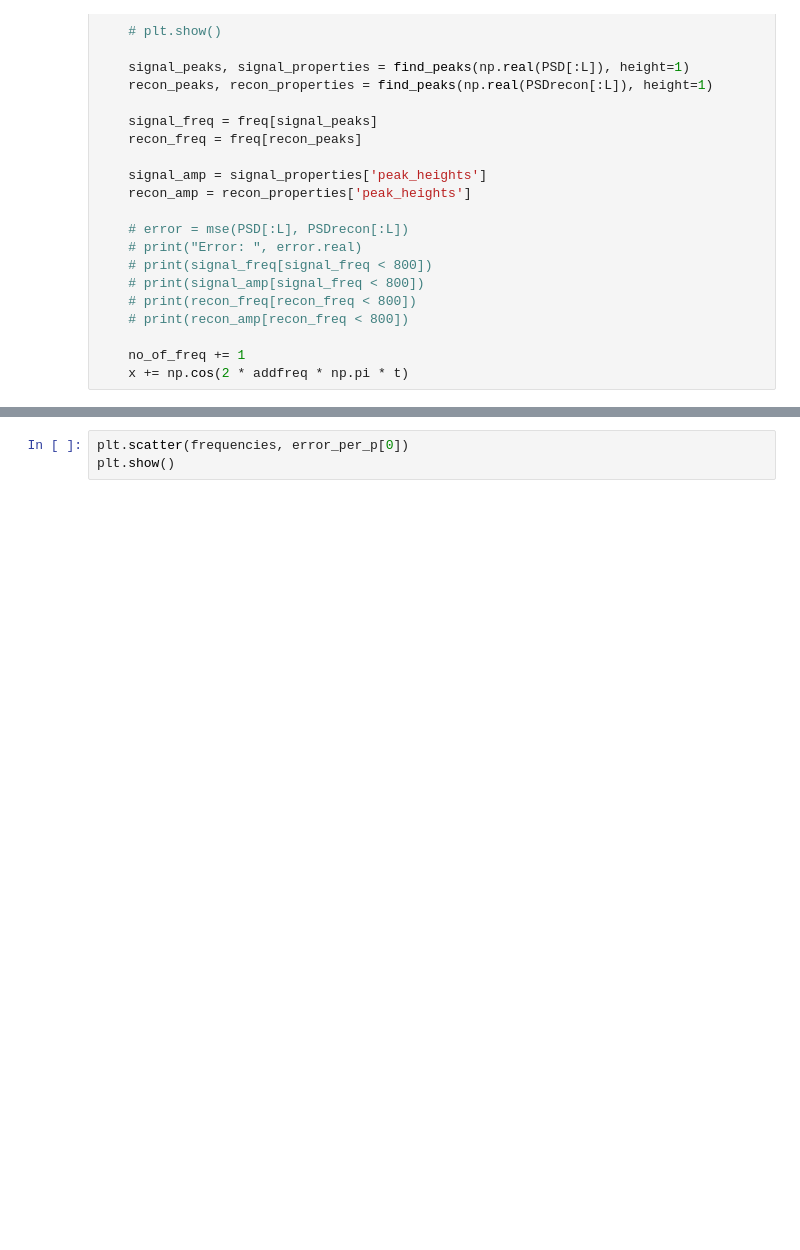
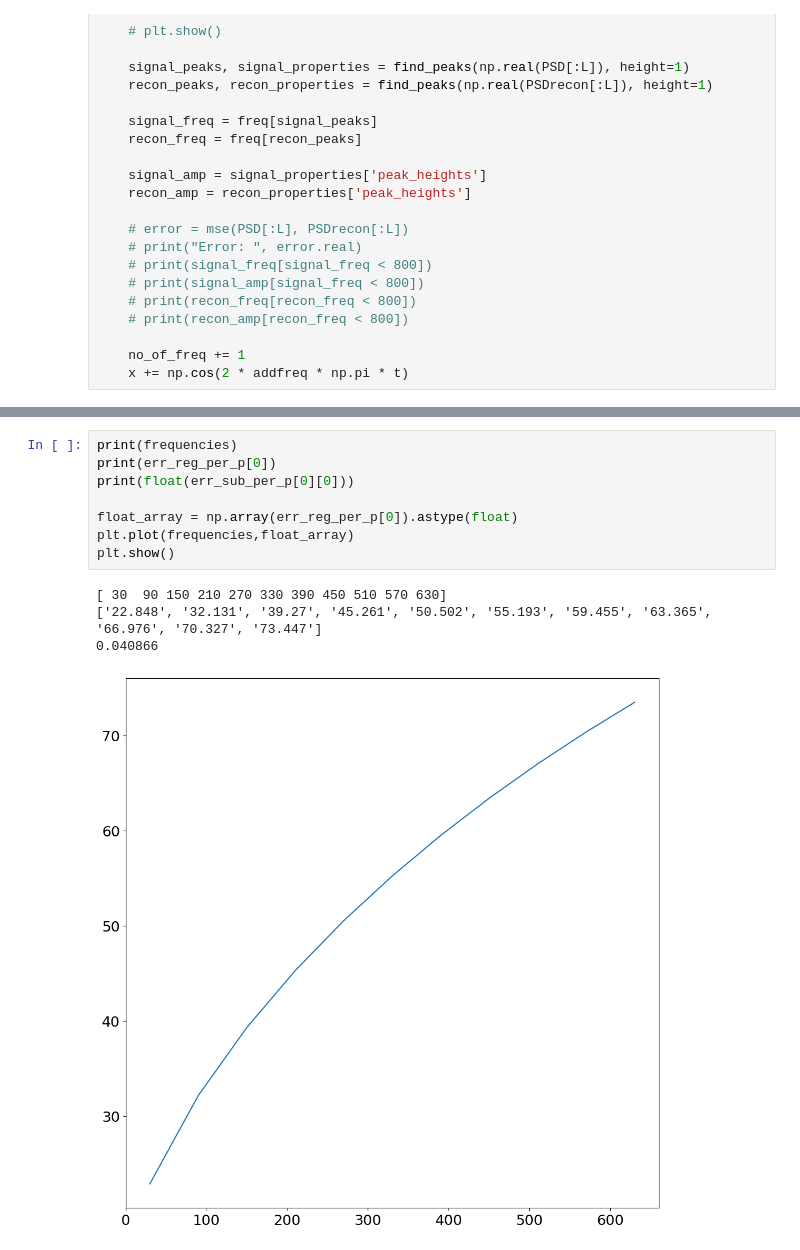
Before and after one commit to LorenzoJoquino/Physics215Project_CompSensGroup, a Jupyter notebook: notebooks/AddingSineWavesCompression.ipynb, the cells around one changed output, grey strips where cells are left out. Cells and saved outputs as stored; diff of their text form; blank space fills up the shorter version.

```diff
--- a/notebooks/AddingSineWavesCompression.ipynb
+++ b/notebooks/AddingSineWavesCompression.ipynb
@@ -277,6 +225,16 @@ for index, error in enumerate(error_per_p):
-# %%
-plt.scatter(frequencies, error_per_p[0])
-plt.show()
+# %%
+print(frequencies)
+print(err_reg_per_p[0])
+print(float(err_sub_per_p[0][0]))
+
+float_array = np.array(err_reg_per_p[0]).astype(float)
+plt.plot(frequencies,float_array)
+plt.show()
+# %% [output]
+[ 30  90 150 210 270 330 390 450 510 570 630]
+['22.848', '32.131', '39.27', '45.261', '50.502', '55.193', '59.455', '63.365', '66.976', '70.327', '73.447']
+0.040866
+[figure, added]
 # %%
 # Basic Nyquist Sampling
 
```
Also changed, not shown: parts of 7 cells of this notebook.
